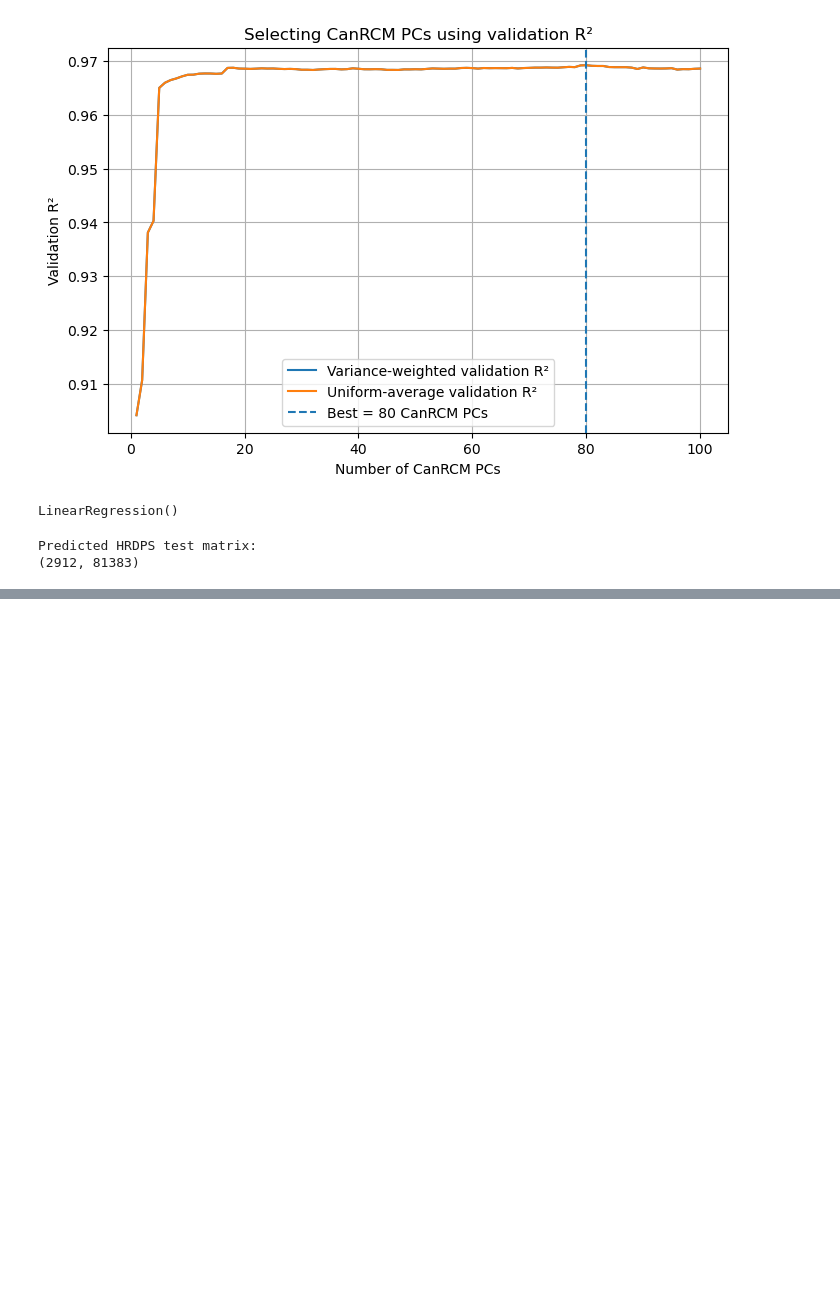
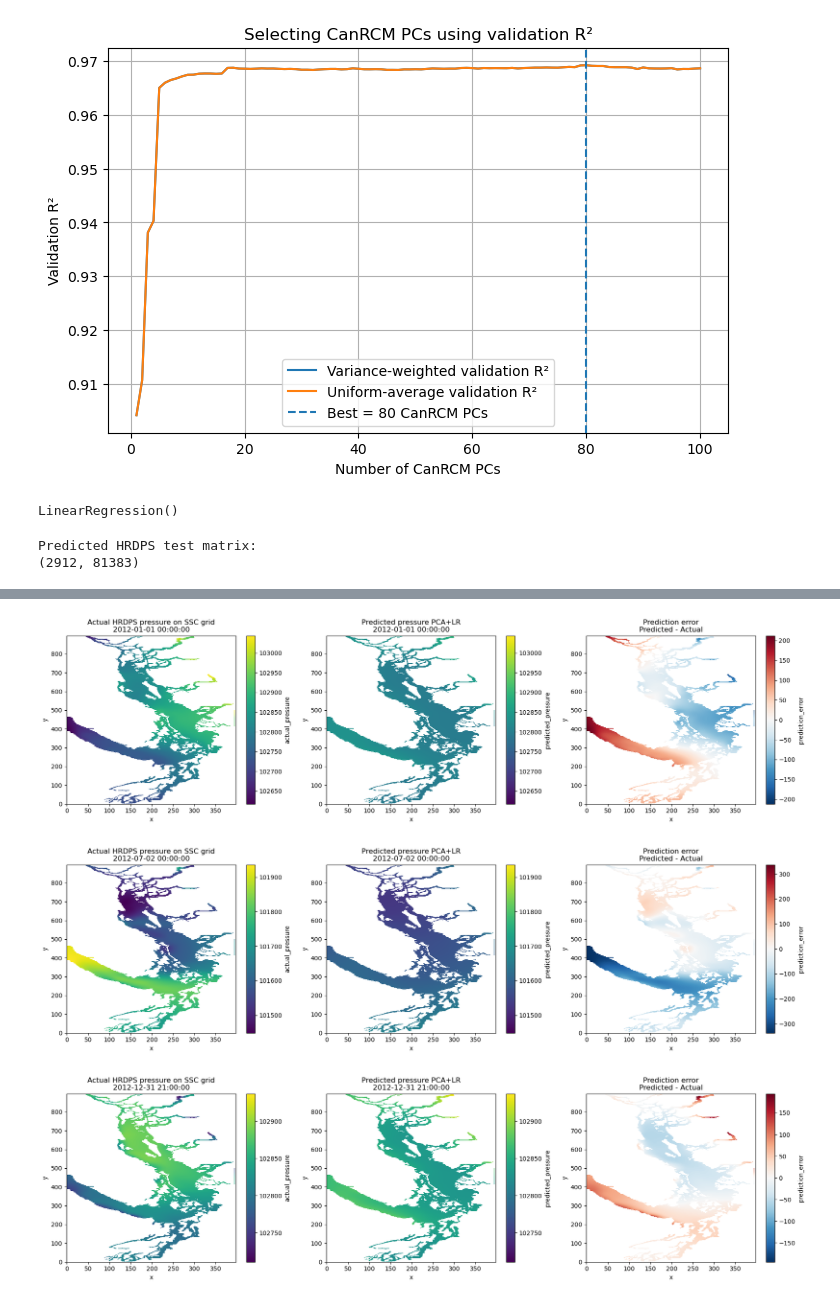
Before and after one commit to SalishSeaCast/analysis-dishika, a Jupyter notebook: notebooks/pressure_more_data.ipynb, the cells around one changed output, grey strips where cells are left out. Drawn from its saved outputs; the diff is of its cells as text; code cells hidden in the pictures; blank space fills up the shorter version.

Commit message:
Code cleanup and more plots

```diff
--- a/notebooks/pressure_more_data.ipynb
+++ b/notebooks/pressure_more_data.ipynb
@@ -948,14 +759,0 @@ Plotting timestamp:
-# %%
-fig, axes = plt.subplots(1, 3, figsize=(18, 5))
-
-actual_map.plot(ax=axes[0])
-axes[0].set_title(f"Actual interpolated HRDPS pressure\n{plot_time}")
-
-pred_map.plot(ax=axes[1])
-axes[1].set_title(f"PCA+LR predicted pressure\n{plot_time}")
-
-error_map.plot(ax=axes[2])
-axes[2].set_title("Prediction error\nPredicted - Actual")
-
-plt.tight_layout()
-plt.show()
@@ -963,0 +785,59 @@ plt.show()
+# %%
+plot_indices = [
+    0,
+    len(time_test) // 2,
+    len(time_test) - 1
+]
+
+for plot_index in plot_indices:
+
+    actual_map = vector_to_ssc_map(
+        X_hrdps_test[plot_index],
+        "actual_pressure"
+    )
+
+    pred_map = vector_to_ssc_map(
+        X_hrdps_test_pred[plot_index],
+        "predicted_pressure"
+    )
+
+    error_map = pred_map - actual_map
+    error_map = error_map.rename("prediction_error")
+
+    plot_time = pd.to_datetime(time_test[plot_index])
+
+    vmin = min(float(actual_map.min()), float(pred_map.min()))
+    vmax = max(float(actual_map.max()), float(pred_map.max()))
+
+    err_abs = float(np.nanmax(np.abs(error_map.values)))
+
+    fig, axes = plt.subplots(1, 3, figsize=(18, 5))
+
+    actual_map.plot(
+        ax=axes[0],
+        vmin=vmin,
+        vmax=vmax
+    )
+    axes[0].set_title(f"Actual HRDPS pressure on SSC grid\n{plot_time}")
+
+    pred_map.plot(
+        ax=axes[1],
+        vmin=vmin,
+        vmax=vmax
+    )
+    axes[1].set_title(f"Predicted pressure PCA+LR\n{plot_time}")
+
+    error_map.plot(
+    ax=axes[2],
+    vmin=-err_abs,
+    vmax=err_abs,
+    cmap="RdBu_r"
+    )
+    axes[2].set_title("Prediction error\nPredicted - Actual")
+
+    plt.tight_layout()
+    plt.show()
+# %% [output]
+[figure, added]
+[figure, added]
+[figure, added]
```
Also changed, not shown: parts of 33 cells of this notebook.
